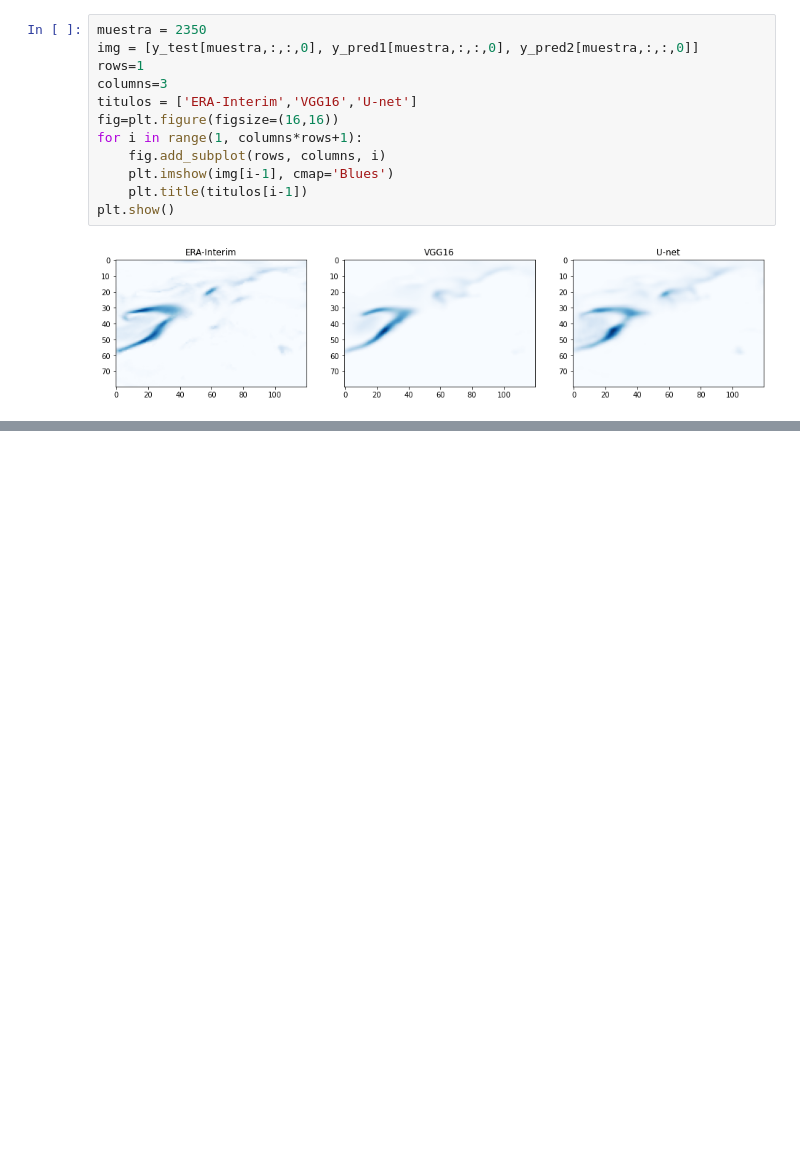
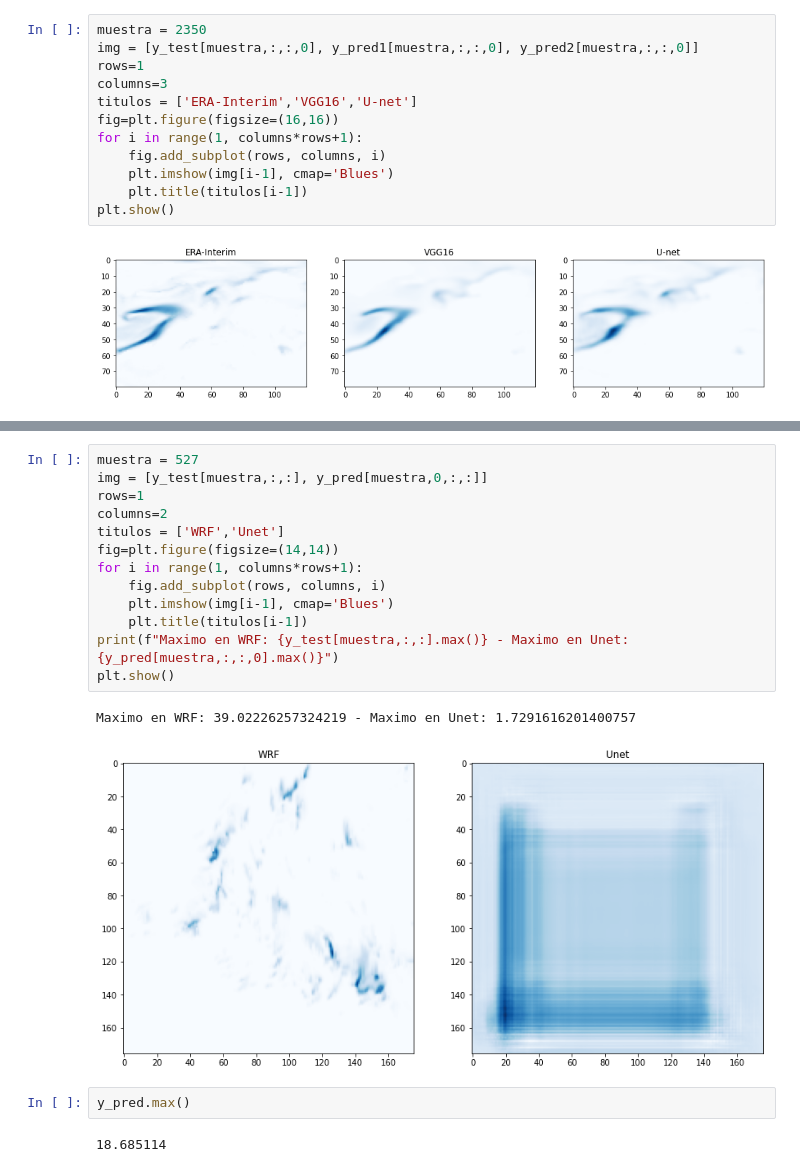
Before and after one commit to JFC95/ProyectoIntegrador_Weather, a Jupyter notebook: Notebooks/validacion_imagenes.ipynb, the cells around one changed output, grey strips where cells are left out. Saved outputs shown, nothing was run; the diff lists cells and outputs as text; blank space fills up the shorter version.

```diff
--- a/Notebooks/validacion_imagenes.ipynb
+++ b/Notebooks/validacion_imagenes.ipynb
@@ -39,0 +144,20 @@ plt.show()
+# %%
+muestra = 527
+img = [y_test[muestra,:,:], y_pred[muestra,0,:,:]]
+rows=1
+columns=2
+titulos = ['WRF','Unet']
+fig=plt.figure(figsize=(14,14))
+for i in range(1, columns*rows+1):
+    fig.add_subplot(rows, columns, i)
+    plt.imshow(img[i-1], cmap='Blues')
+    plt.title(titulos[i-1])
+print(f"Maximo en WRF: {y_test[muestra,:,:].max()} - Maximo en Unet: {y_pred[muestra,:,:,0].max()}")
+plt.show()
+# %% [output]
+Maximo en WRF: 39.02226257324219 - Maximo en Unet: 1.7291616201400757
+[figure, added]
+# %%
+y_pred.max()
+# %% [output]
+18.685114
```
Also changed, not shown: parts of 16 cells of this notebook.
